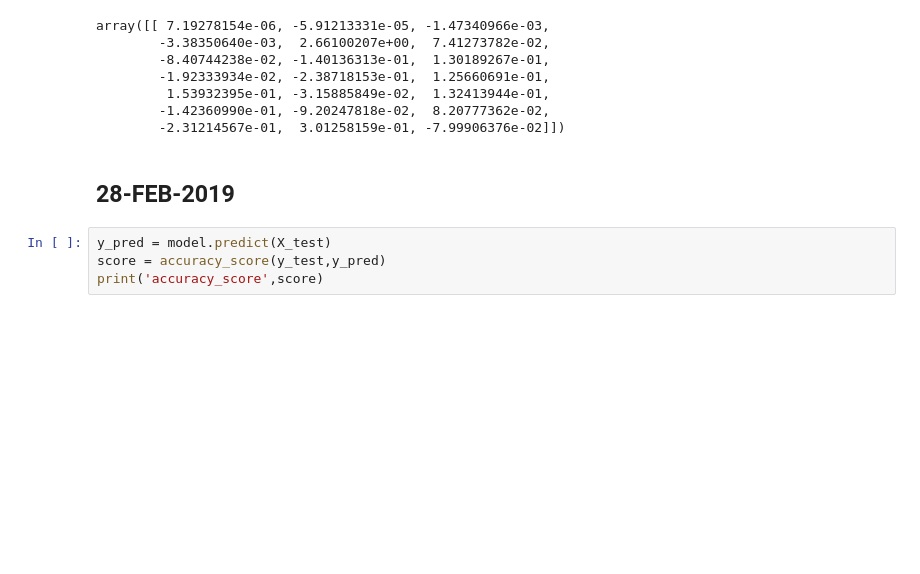
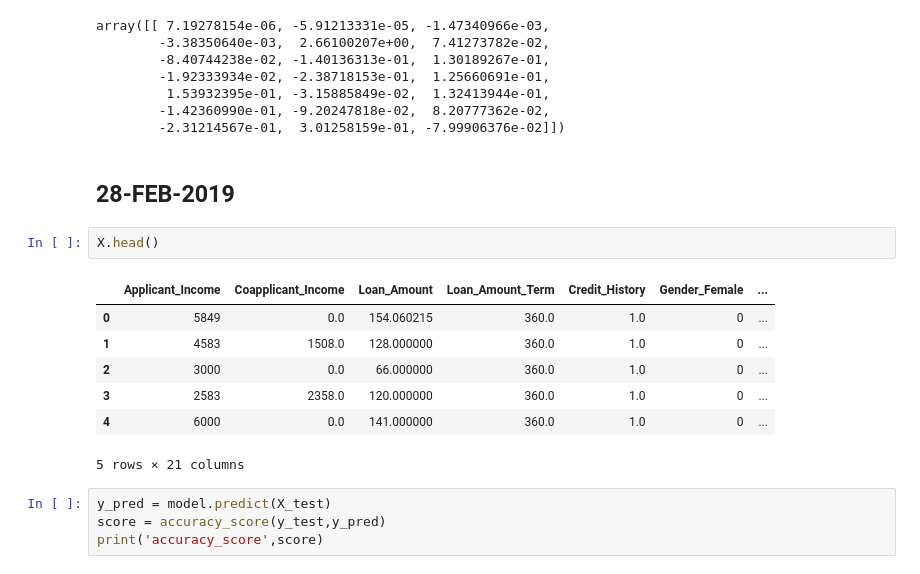
Before and after one commit to srikanthpragada/DataScience_21_JAN_2019, a Jupyter notebook: class/loan_prediction.ipynb, the cells around one changed output. Cells and saved outputs as stored; diff of their text form; blank space fills up the shorter version.

```diff
--- a/class/loan_prediction.ipynb
+++ b/class/loan_prediction.ipynb
@@ -577,6 +612,16 @@ array([[ 7.19278154e-06, -5.91213331e-05, -1.47340966e-03,
         -2.31214567e-01,  3.01258159e-01, -7.99906376e-02]])
 # %% [markdown]
 ## 28-FEB-2019
+# %%
+X.head()
+# %% [output]
+|  | Applicant_Income | Coapplicant_Income | Loan_Amount | Loan_Amount_Term | Credit_History | Gender_Female | ... |
+| 0 | 5849 | 0.0 | 154.060215 | 360.0 | 1.0 | 0 | ... |
+| 1 | 4583 | 1508.0 | 128.000000 | 360.0 | 1.0 | 0 | ... |
+| 2 | 3000 | 0.0 | 66.000000 | 360.0 | 1.0 | 0 | ... |
+| 3 | 2583 | 2358.0 | 120.000000 | 360.0 | 1.0 | 0 | ... |
+| 4 | 6000 | 0.0 | 141.000000 | 360.0 | 1.0 | 0 | ... |
+5 rows × 21 columns
 # %%
 y_pred = model.predict(X_test)
 score = accuracy_score(y_test,y_pred)
```
Also changed, not shown: parts of 16 cells of this notebook, 2 other files.
